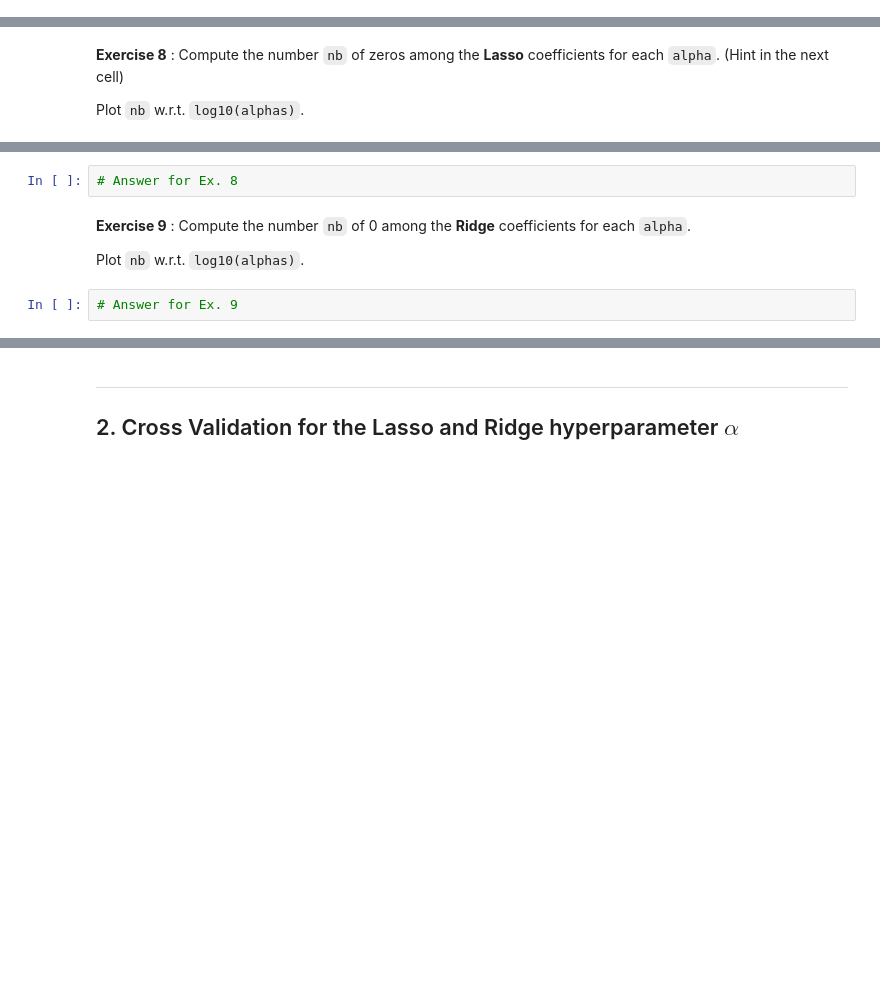
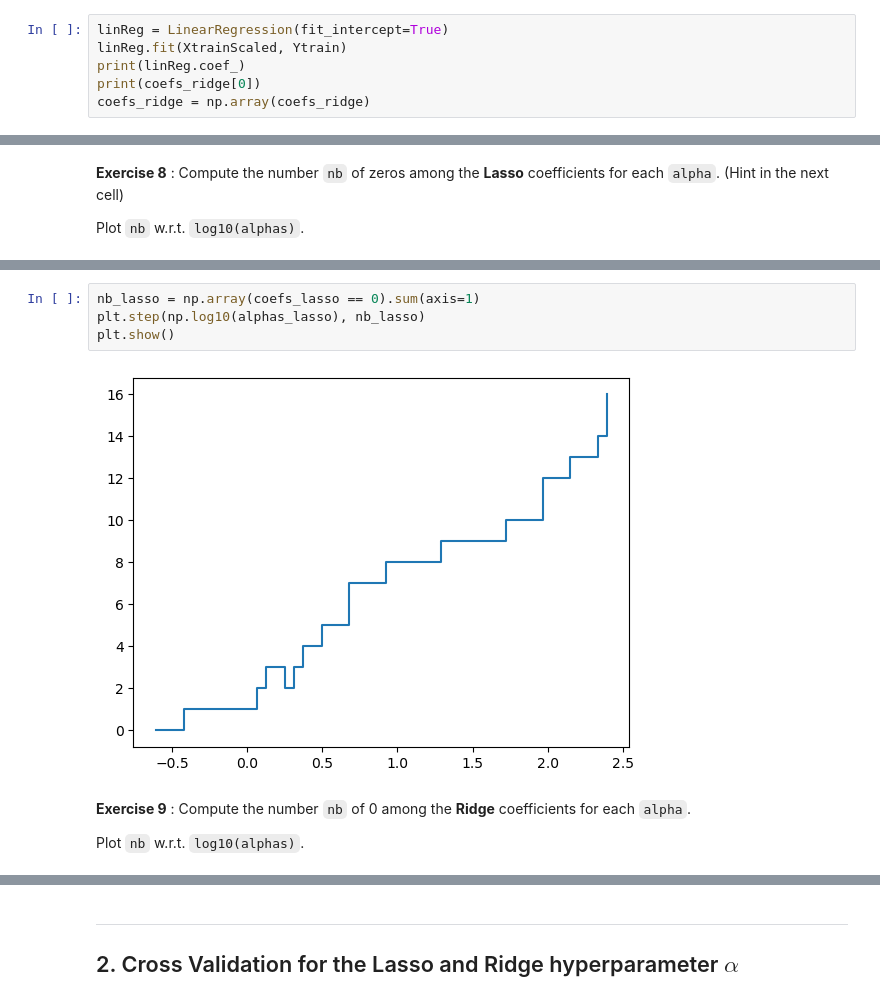
Before and after one commit to ArthurDanjou/ArtStudies, a Jupyter notebook: M1/Statistical Learning/TP4_Ridge_Lasso_and_CV.ipynb, the cells around one changed output, grey strips where cells are left out. Cells and saved outputs as stored; diff of their text form; blank space fills up the shorter version.

```diff
--- a/M1/Statistical Learning/TP4_Ridge_Lasso_and_CV.ipynb
+++ b/M1/Statistical Learning/TP4_Ridge_Lasso_and_CV.ipynb
@@ -244,0 +318,6 @@ for alpha in alpha_s:
+# %%
+linReg = LinearRegression(fit_intercept=True)
+linReg.fit(XtrainScaled, Ytrain)
+print(linReg.coef_)
+print(coefs_ridge[0])
+coefs_ridge = np.array(coefs_ridge)
@@ -305,8 +404,10 @@ print("4. Le nombre de 0 de chaque ligne est : \n", (ind == 0).sum(axis=1))
-# %%
-# Answer for Ex. 8
+# %%
+nb_lasso = np.array(coefs_lasso == 0).sum(axis=1)
+plt.step(np.log10(alphas_lasso), nb_lasso)
+plt.show()
+# %% [output]
+[figure, added]
 # %% [markdown]
 **Exercise 9** :  Compute the number `nb` of  0 among the  **Ridge** coefficients for each `alpha`.
 
 Plot `nb` w.r.t. `log10(alphas)`.
-# %%
-# Answer for Ex. 9
```
Also changed, not shown: parts of 49 cells of this notebook.
